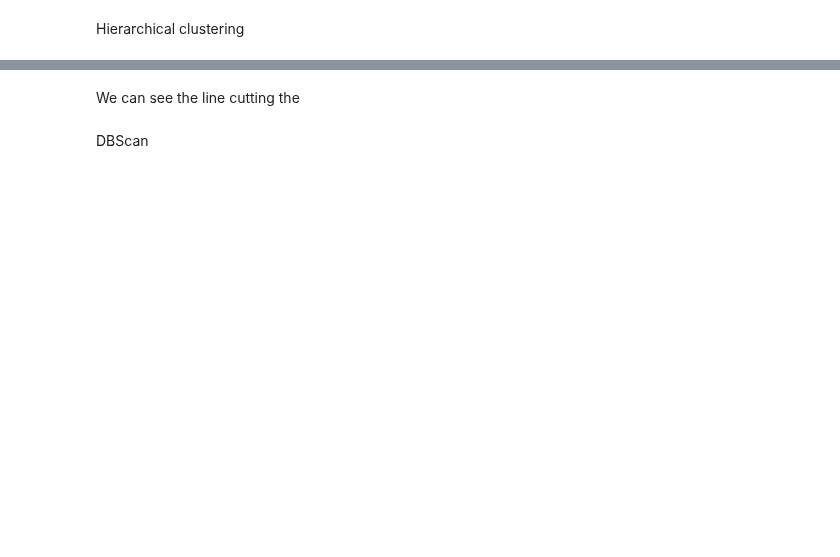
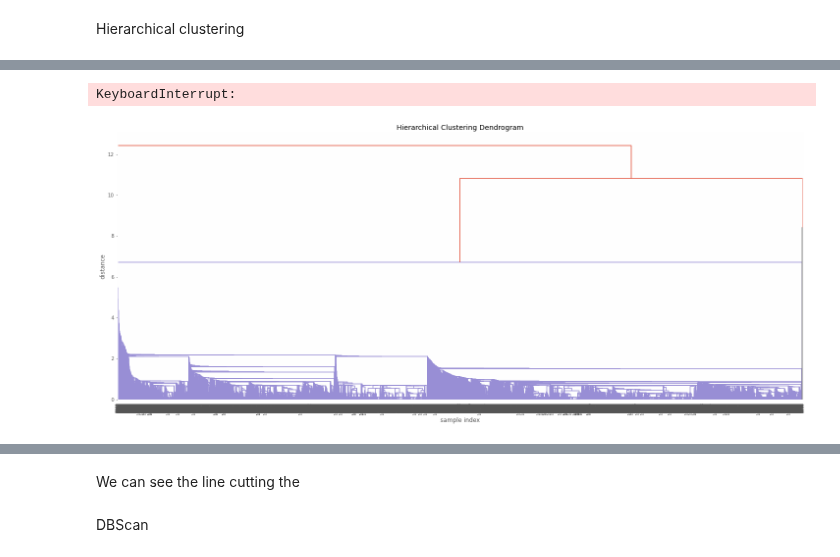
Before and after one commit to matanini/startup_classifier, a Jupyter notebook: unsupervised.ipynb, the cells around one changed output, grey strips where cells are left out. Saved outputs shown, nothing was run; the diff lists cells and outputs as text; code cells hidden in the pictures; blank space fills up the shorter version.

```diff
--- a/unsupervised.ipynb
+++ b/unsupervised.ipynb
@@ -117,0 +199,36 @@ plt.show()
+# %%
+# Plotting dendrogram for best_linkage param
+# ~ 4 min runtime
+
+Z = linkage(df_scaled, 'single') # generate the linkage array
+# dendrogram plot
+plt.figure(figsize=(25, 10))
+plt.title('Hierarchical Clustering Dendrogram')
+plt.xlabel('sample index')
+plt.ylabel('distance')
+dendrogram(Z,
+    leaf_rotation=90.,  # rotates the x axis labels
+    leaf_font_size=8.,  # font size for the x axis labels
+)
+plt.hlines(20, 0, 4000)
+plt.show()
+# %% [output]
+KeyboardInterrupt:
+# %%
+# Plotting dendrogram for best_linkage param
+# ~ 4 min runtime
+
+Z = linkage(df_scaled2, 'single') # generate the linkage array
+# dendrogram plot
+plt.figure(figsize=(25, 10))
+plt.title('Hierarchical Clustering Dendrogram')
+plt.xlabel('sample index')
+plt.ylabel('distance')
+dendrogram(Z,
+    leaf_rotation=90.,  # rotates the x axis labels
+    leaf_font_size=8.,  # font size for the x axis labels
+)
+plt.hlines(20, 0, 4000)
+plt.show()
+# %% [output]
+[figure, added]
```
Also changed, not shown: parts of 22 cells of this notebook, 1 other file.
